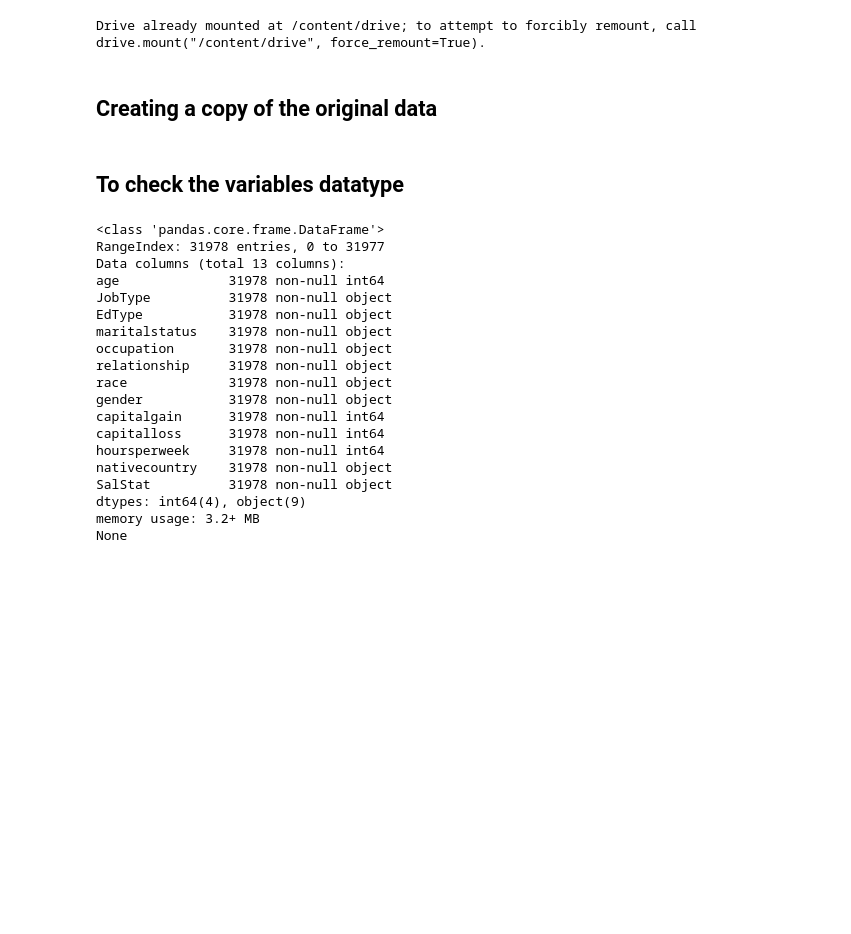
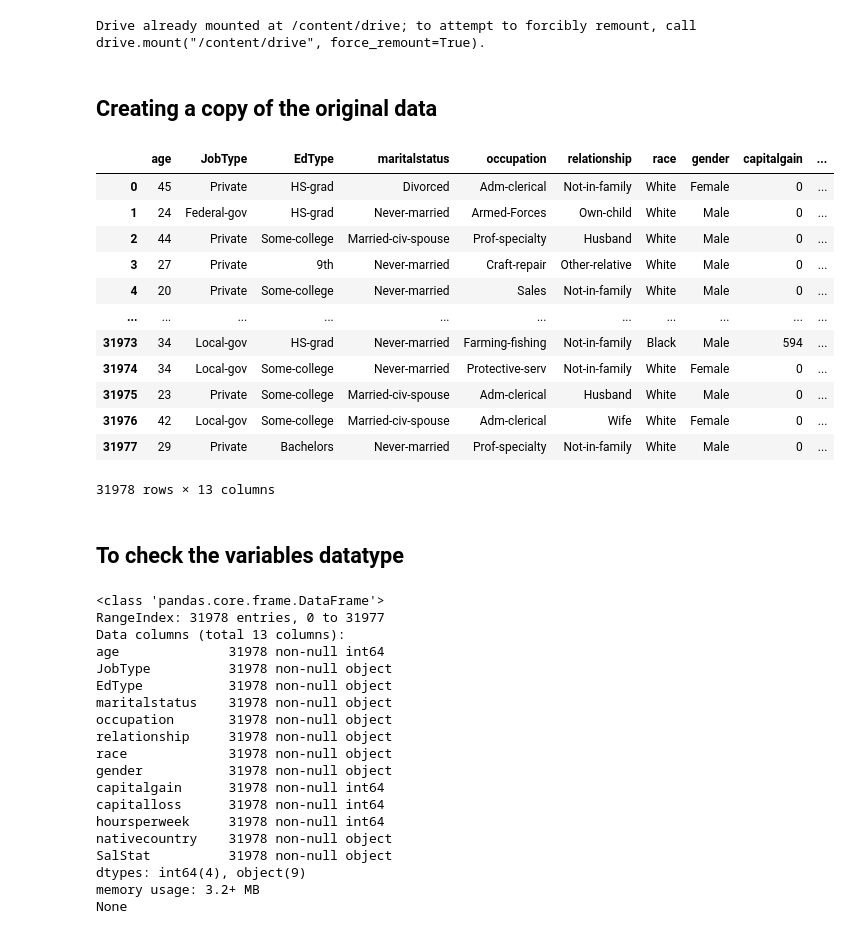
Before and after one commit to ManishShah120/Py4DSci, a Jupyter notebook: ClassifyingPersonalIncome.ipynb, the cells around one changed output. Cells and saved outputs as stored; diff of their text form; code cells hidden in the pictures; blank space fills up the shorter version.

```diff
--- a/ClassifyingPersonalIncome.ipynb
+++ b/ClassifyingPersonalIncome.ipynb
@@ -41,6 +41,22 @@ data_income = pd.read_csv('/content/drive/My Drive/Colab Notebooks/income.csv')
 ## Creating a copy of the original data
 # %%
 data = data_income.copy()
+# %%
+data
+# %% [output]
+|  | age | JobType | EdType | maritalstatus | occupation | relationship | race | gender | capitalgain | ... |
+| 0 | 45 | Private | HS-grad | Divorced | Adm-clerical | Not-in-family | White | Female | 0 | ... |
+| 1 | 24 | Federal-gov | HS-grad | Never-married | Armed-Forces | Own-child | White | Male | 0 | ... |
+| 2 | 44 | Private | Some-college | Married-civ-spouse | Prof-specialty | Husband | White | Male | 0 | ... |
+| 3 | 27 | Private | 9th | Never-married | Craft-repair | Other-relative | White | Male | 0 | ... |
+| 4 | 20 | Private | Some-college | Never-married | Sales | Not-in-family | White | Male | 0 | ... |
+| ... | ... | ... | ... | ... | ... | ... | ... | ... | ... | ... |
+| 31973 | 34 | Local-gov | HS-grad | Never-married | Farming-fishing | Not-in-family | Black | Male | 594 | ... |
+| 31974 | 34 | Local-gov | Some-college | Never-married | Protective-serv | Not-in-family | White | Female | 0 | ... |
+| 31975 | 23 | Private | Some-college | Married-civ-spouse | Adm-clerical | Husband | White | Male | 0 | ... |
+| 31976 | 42 | Local-gov | Some-college | Married-civ-spouse | Adm-clerical | Wife | White | Female | 0 | ... |
+| 31977 | 29 | Private | Bachelors | Never-married | Prof-specialty | Not-in-family | White | Male | 0 | ... |
+31978 rows × 13 columns
 # %% [markdown]
 ## To check the variables datatype
 # %%
```
Also changed, not shown: parts of 34 cells of this notebook.
